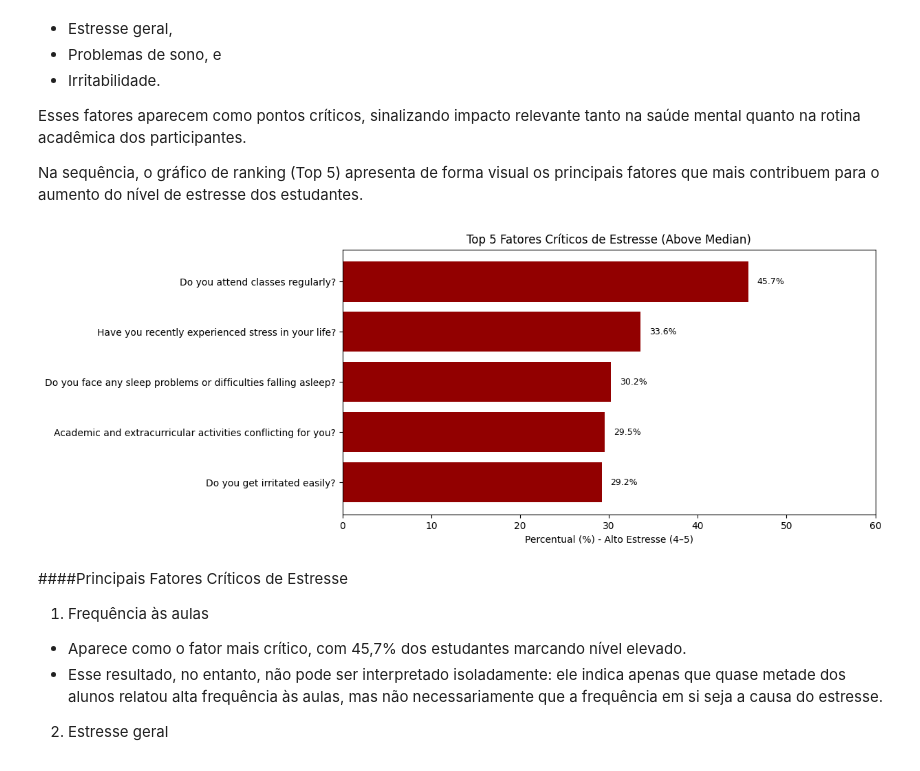
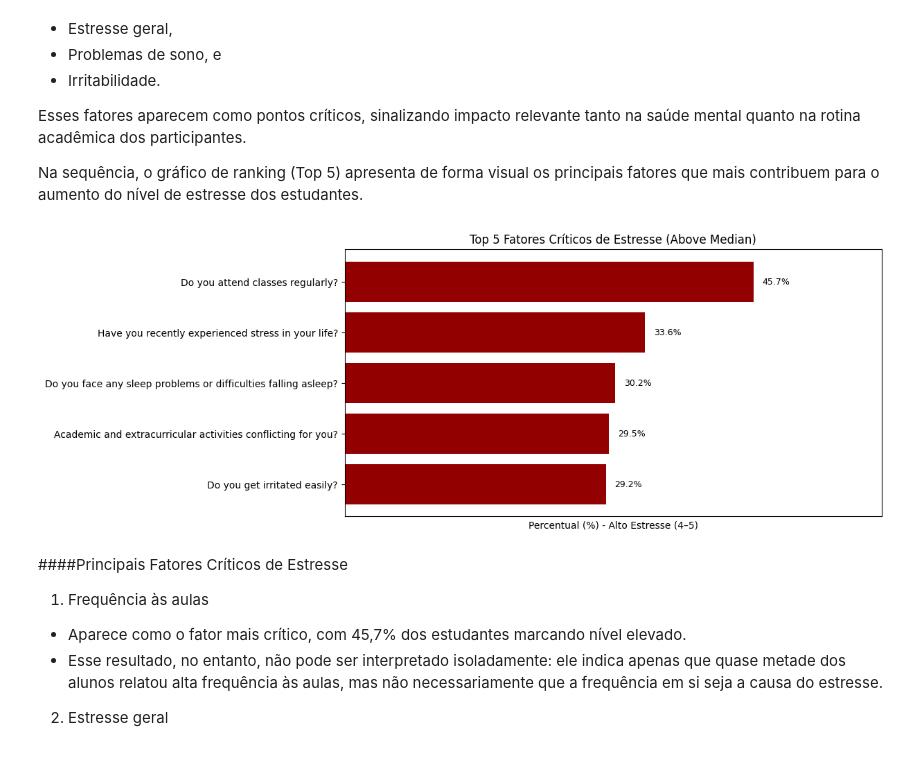
Before and after one commit to camilatsv1/Monitoramento-das-causas-de-estresse-nos-alunos-de-hoje, a Jupyter notebook: notebook_app.ipynb, the cells around one changed output. Drawn from its saved outputs; the diff is of its cells as text; code cells hidden in the pictures.

```diff
--- a/notebook_app.ipynb
+++ b/notebook_app.ipynb
@@ -469,34 +474,37 @@ dados = {
         "Have you gained/lost weight?"
     ],
     "Above Median": [
         33.570581, 27.639383, 22.064057, 30.249110, 27.995255, 25.504152, 29.181495,
         28.113879, 23.487544, 22.064057, 23.131673, 22.775801, 20.403321, 21.233689,
         18.268090, 20.047450, 21.826809, 20.403321, 23.487544, 25.860024, 29.537367,
         45.670225, 16.132859
     ]
 }
 
 df_above = pd.DataFrame(dados)
 
 # Selecionar Top 5 em Above Median
 top5 = df_above.nlargest(5, "Above Median")
 
 # Plotar gráfico
 plt.figure(figsize=(10,5))
 bars = plt.barh(top5["Pergunta"], top5["Above Median"], color="#920000")
 plt.xlim(0,60)
 plt.xlabel("Percentual (%) - Alto Estresse (4–5)")
 plt.title("Top 5 Fatores Críticos de Estresse (Above Median)")
 plt.gca().invert_yaxis()  # Deixa o maior em cima
 
+# 🔹 Remover eixo Y
+plt.xticks([])               # remove números
+
 # Adicionar rótulos de valores nas barras
 for bar in bars:
     plt.text(bar.get_width() + 1, bar.get_y() + bar.get_height()/2,
              f"{bar.get_width():.1f}%", va="center", fontsize=9)
 
 plt.show()
 # %% [output]
-[figure, old version]
+[figure, new version]
 # %% [markdown]
 ####Principais Fatores Críticos de Estresse
 
```
Also changed, not shown: parts of 18 cells of this notebook.
